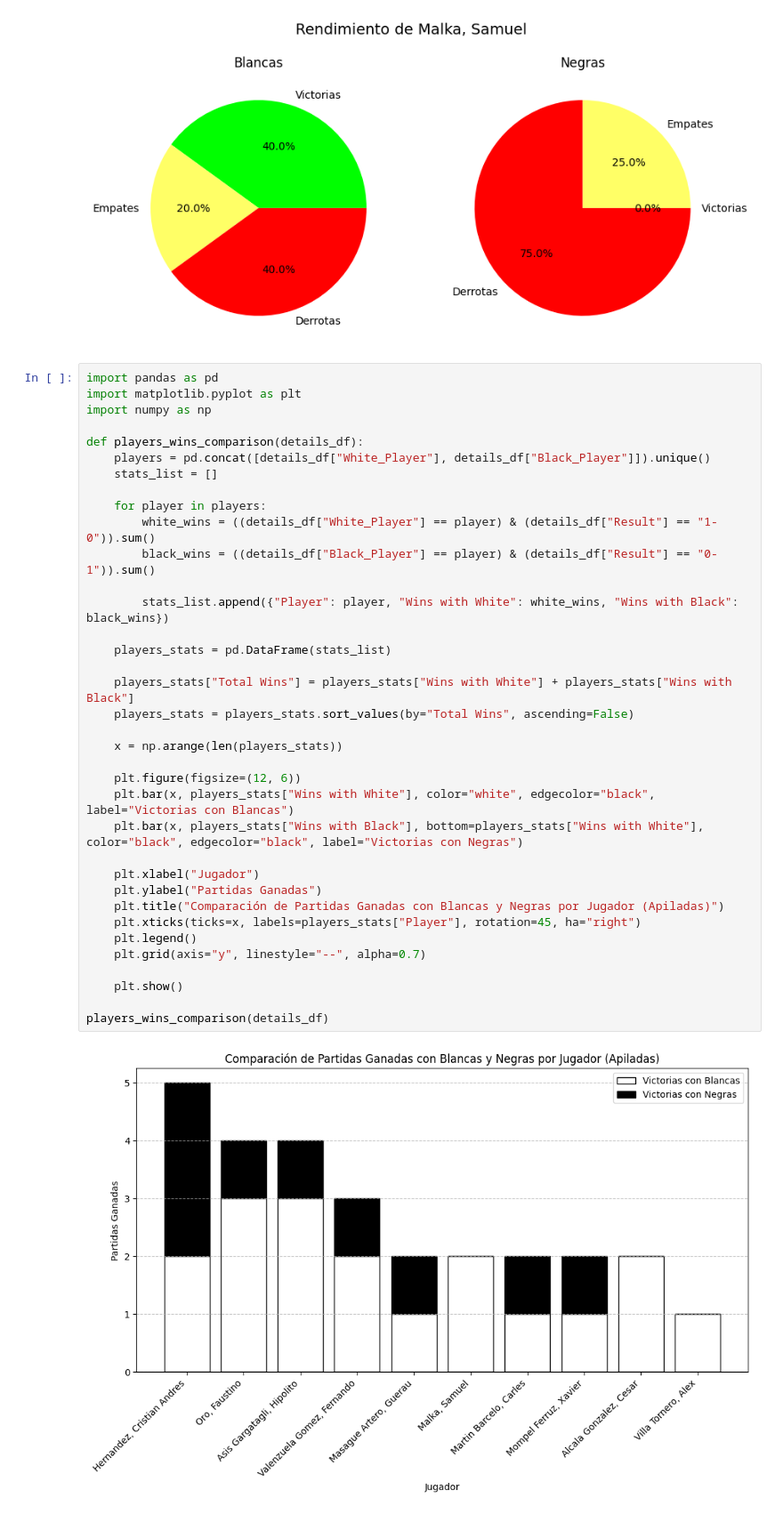
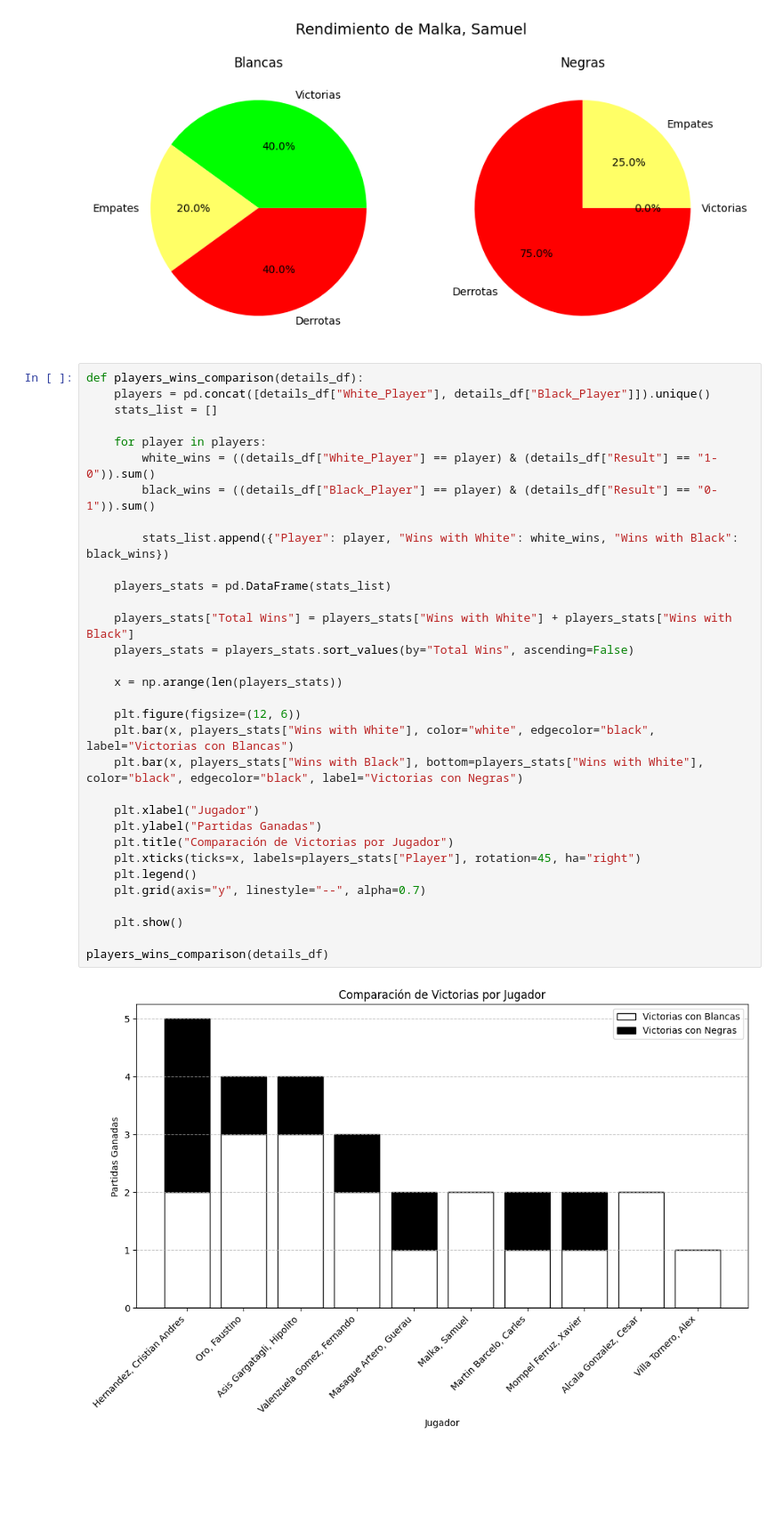
Before and after one commit to lunahernandez/ChessTournamentAnalysis, a Jupyter notebook: notebooks/Analysis.ipynb, the cells around one changed output. Shown at 89% size. Cells and saved outputs as stored; diff of their text form; blank space fills up the shorter version.

Commit message:
update comparative graph

```diff
--- a/notebooks/Analysis.ipynb
+++ b/notebooks/Analysis.ipynb
@@ -238,40 +237,36 @@ player_color_advantage("Malka, Samuel")
 # %% [output]
 [figure]
 # %%
-import pandas as pd
-import matplotlib.pyplot as plt
-import numpy as np
-
 def players_wins_comparison(details_df):
     players = pd.concat([details_df["White_Player"], details_df["Black_Player"]]).unique()
     stats_list = []
 
     for player in players:
         white_wins = ((details_df["White_Player"] == player) & (details_df["Result"] == "1-0")).sum()
         black_wins = ((details_df["Black_Player"] == player) & (details_df["Result"] == "0-1")).sum()
 
         stats_list.append({"Player": player, "Wins with White": white_wins, "Wins with Black": black_wins})
 
     players_stats = pd.DataFrame(stats_list)
 
     players_stats["Total Wins"] = players_stats["Wins with White"] + players_stats["Wins with Black"]
     players_stats = players_stats.sort_values(by="Total Wins", ascending=False)
 
     x = np.arange(len(players_stats))
 
     plt.figure(figsize=(12, 6))
     plt.bar(x, players_stats["Wins with White"], color="white", edgecolor="black", label="Victorias con Blancas")
     plt.bar(x, players_stats["Wins with Black"], bottom=players_stats["Wins with White"], color="black", edgecolor="black", label="Victorias con Negras")
 
     plt.xlabel("Jugador")
     plt.ylabel("Partidas Ganadas")
-    plt.title("Comparación de Partidas Ganadas con Blancas y Negras por Jugador (Apiladas)")
+    plt.title("Comparación de Victorias por Jugador")
     plt.xticks(ticks=x, labels=players_stats["Player"], rotation=45, ha="right")
     plt.legend()
     plt.grid(axis="y", linestyle="--", alpha=0.7)
 
     plt.show()
 
 players_wins_comparison(details_df)
 # %% [output]
-[figure, old version]
+[figure, new version]
```
Also changed, not shown: parts of 3 cells of this notebook.
